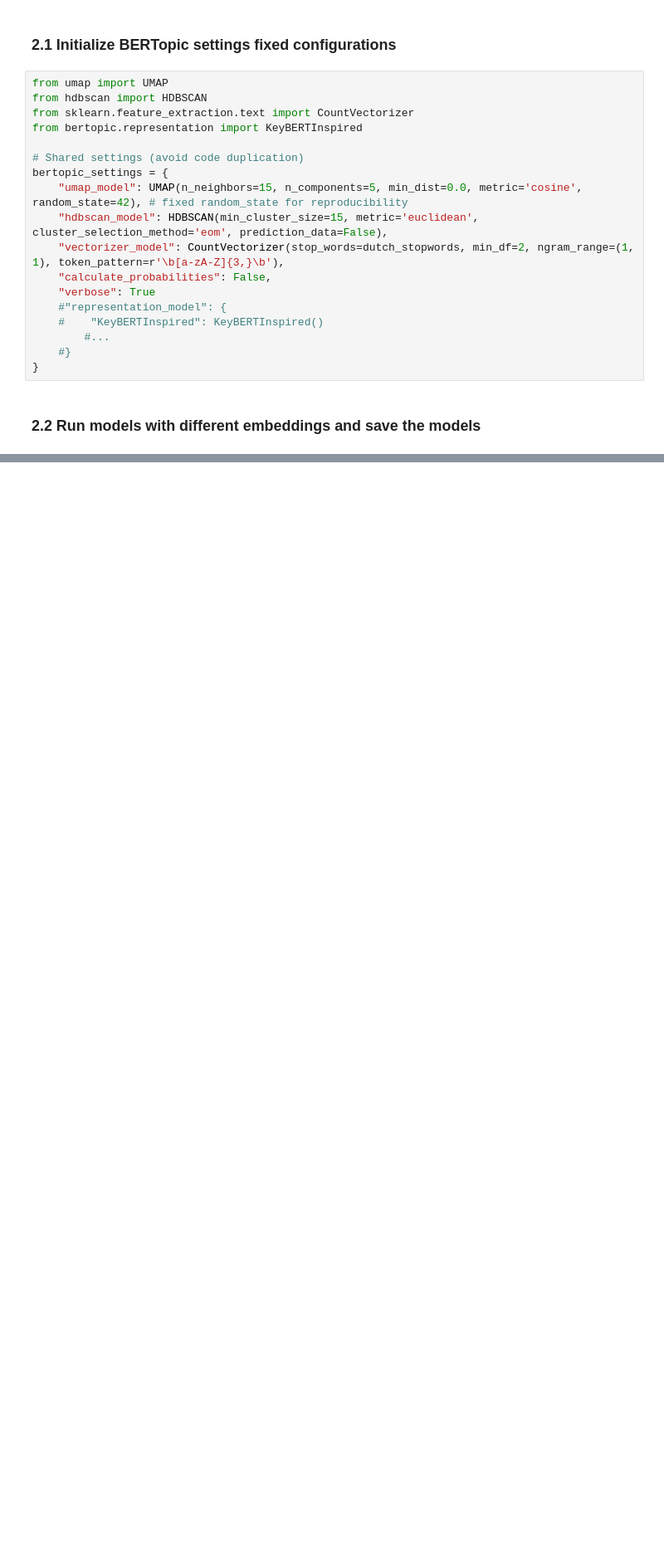
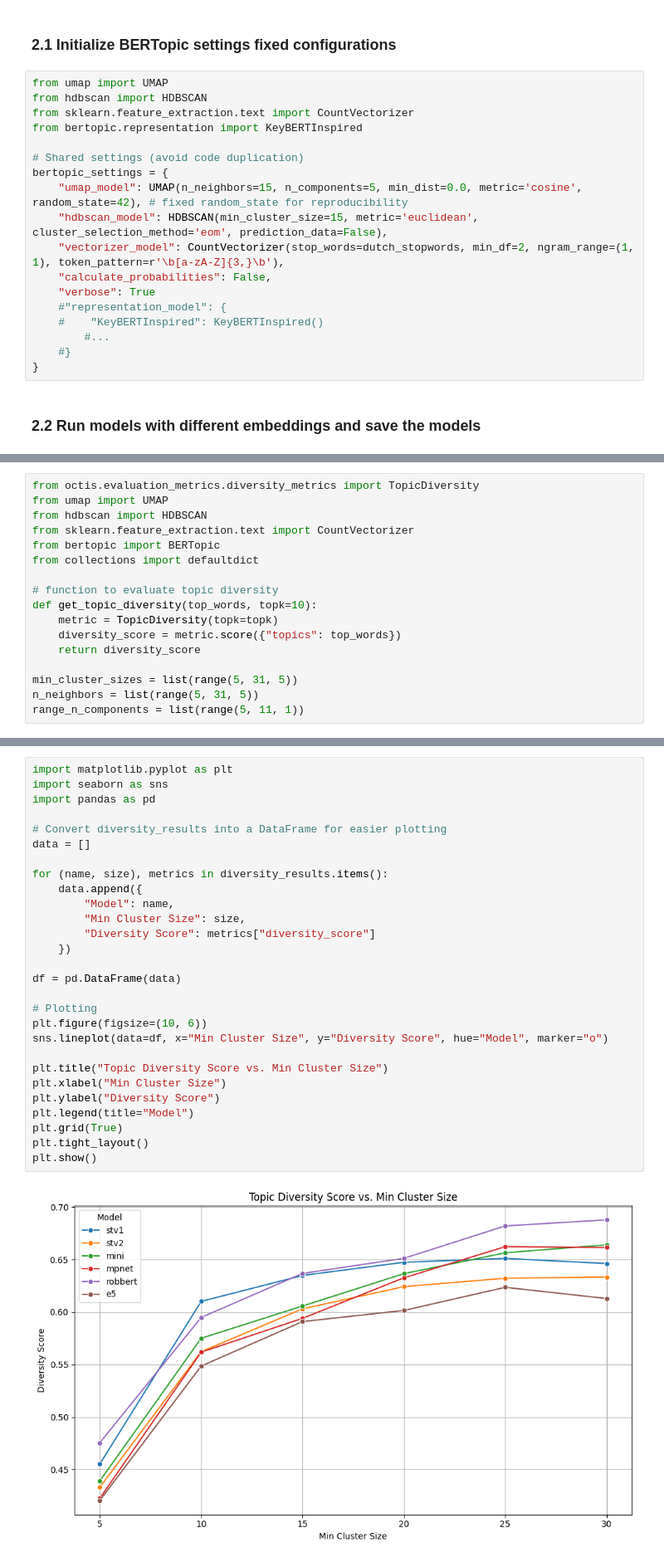
Before and after one commit to MaastrichtU-CDS/MyIBDcoachNLP, a Jupyter notebook: new_analysis/notebooks/train_sentence_transformers.ipynb, the cells around one changed output, grey strips where cells are left out. Shown at 83% size. Cells and saved outputs as stored; diff of their text form; blank space fills up the shorter version.

Commit message:
Trends of model diversity analyzed

```diff
--- a/new_analysis/notebooks/train_sentence_transformers.ipynb
+++ b/new_analysis/notebooks/train_sentence_transformers.ipynb
@@ -263,0 +216,17 @@ topic_info[topic_info['Topic'].isin(searched_topics[0])]
+# %%
+from octis.evaluation_metrics.diversity_metrics import TopicDiversity
+from umap import UMAP
+from hdbscan import HDBSCAN
+from sklearn.feature_extraction.text import CountVectorizer
+from bertopic import BERTopic
+from collections import defaultdict
+
+# function to evaluate topic diversity
+def get_topic_diversity(top_words, topk=10):
+    metric = TopicDiversity(topk=topk)
+    diversity_score = metric.score({"topics": top_words})
+    return diversity_score
+
+min_cluster_sizes = list(range(5, 31, 5))
+n_neighbors = list(range(5, 31, 5))
+range_n_components = list(range(5, 11, 1))
@@ -263,0 +298,30 @@ topic_info[topic_info['Topic'].isin(searched_topics[0])]
+# %%
+import matplotlib.pyplot as plt
+import seaborn as sns
+import pandas as pd
+
+# Convert diversity_results into a DataFrame for easier plotting
+data = []
+
+for (name, size), metrics in diversity_results.items():
+    data.append({
+        "Model": name,
+        "Min Cluster Size": size,
+        "Diversity Score": metrics["diversity_score"]
+    })
+
+df = pd.DataFrame(data)
+
+# Plotting
+plt.figure(figsize=(10, 6))
+sns.lineplot(data=df, x="Min Cluster Size", y="Diversity Score", hue="Model", marker="o")
+
+plt.title("Topic Diversity Score vs. Min Cluster Size")
+plt.xlabel("Min Cluster Size")
+plt.ylabel("Diversity Score")
+plt.legend(title="Model")
+plt.grid(True)
+plt.tight_layout()
+plt.show()
+# %% [output]
+[figure, added]
```
Also changed, not shown: parts of 25 cells of this notebook, 15 other files.
